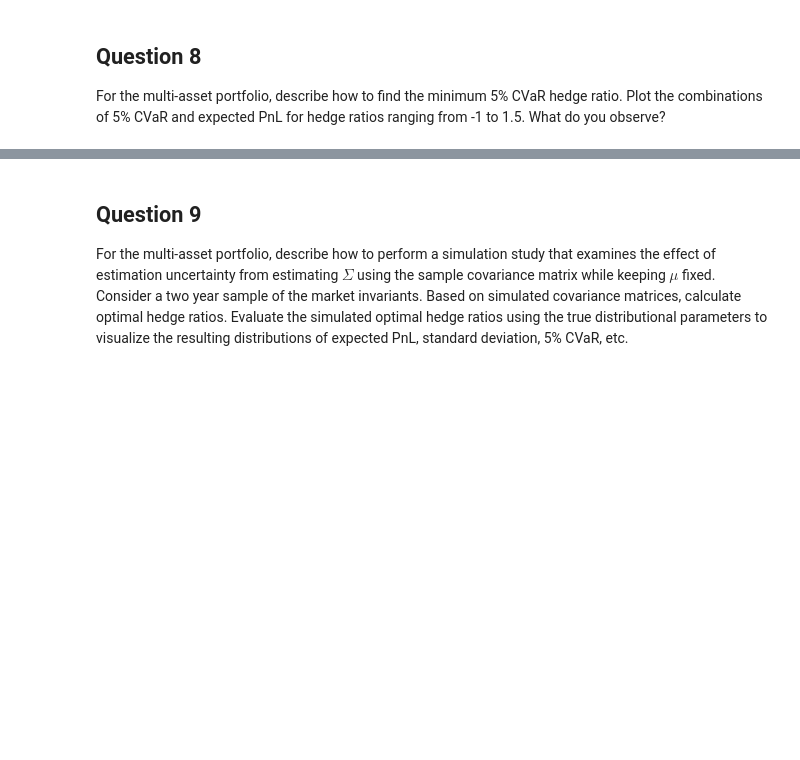
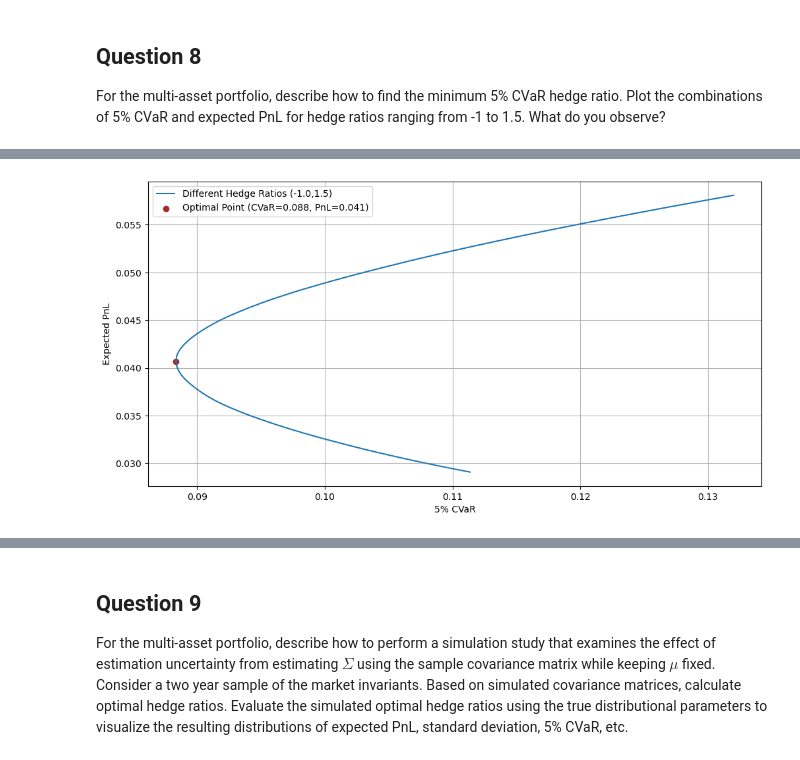
Before and after one commit to tbearlarsen/PyExam, a Jupyter notebook: Exam.ipynb, the cells around one changed output, grey strips where cells are left out. Cells and saved outputs as stored; diff of their text form; code cells hidden in the pictures; blank space fills up the shorter version.

```diff
--- a/Exam.ipynb
+++ b/Exam.ipynb
@@ -632,3 +679,88 @@ Name: 1/FX t1, dtype: float64
 # %% [markdown]
 ## Question 8
 For the multi-asset portfolio, describe how to find the minimum 5% CVaR hedge ratio. Plot the combinations of 5% CVaR and expected PnL for hedge ratios ranging from -1 to 1.5. What do you observe?
+# %%
+E_pnl1 = E_pnl1.flatten()
+
+def calculate_cvar(w: np.ndarray, returns: np.ndarray, beta: float = 0.95):
+    # portfolio returns
+    port_returns = returns @ w
+
+    # percentile
+    perc = np.percentile(port_returns, (1 - beta) * 100)
+
+    # average in tail
+    avg_tail = np.mean(port_returns[port_returns <= perc])
+
+    return -avg_tail
+
+#Define inputs:
+num_simulations=10000
+np.random.seed(42)
+
+#Simulate portfolio returns:
+sim_pnl_ret = np.random.multivariate_normal(E_pnl1, cov_pnl1, num_simulations)
+
+#Defining the objective function for optimization (minimise 5% CVaR):
+def objective(hedge_ratio):
+    h1=hedge_ratio*usd_exposure_C
+    h=np.concatenate((h1,h2_C))
+    return calculate_cvar(h, sim_pnl_ret, beta=0.95)
+
+#Optimizing the objective function:
+result=minimize(
+    fun=objective,
+    x0=[0],
+    bounds=[(-1, 1.5)],
+    method="SLSQP"
+)
+
+# Extract the optimal hedge ratio
+optimal_hedge_ratio = result.x[0]
+optimal_h1 = optimal_hedge_ratio * usd_exposure_C
+print(f'Optimal Hedge Ratio for Minimum 5% CVaR: {optimal_h1:.3f}')
+
+# Combine the optimal hedge ratio h1 with h2 to create the full portfolio weights
+h_optimal = np.concatenate(([optimal_h1], h2_C))
+
+# Calculate portfolio returns using the optimal weights
+portfolio_returns = sim_pnl_ret @ h_optimal
+
+# Calculate 5% CVaR and expected PnL
+sorted_returns = np.sort(portfolio_returns)
+cvar_5_percent = -np.mean(sorted_returns[:int(0.05 * len(sorted_returns))])
+expected_pnl = np.mean(portfolio_returns)
+
+# Print results
+print(f'5% CVaR with Optimal Hedge Ratio: {cvar_5_percent:.3f}')
+print(f'Expected PnL with Optimal Hedge Ratio: {expected_pnl:.3f}')
+
+
+# Plot combinations of 5% CVaR and expected PnL for hedge ratios ranging from -1 to 1.5
+hedge_ratios = np.linspace(-1, 1.5, 100)
+cvar_values = []
+expected_pnls = []
+
+for hedge_ratio in hedge_ratios:
+    h1 = hedge_ratio * usd_exposure_C  # Convert hedge ratio to h1
+    h = np.concatenate(([h1], h2_C))
+    portfolio_returns = sim_pnl_ret @ h
+    sorted_returns = np.sort(portfolio_returns)
+    cvar = -np.mean(sorted_returns[:int(0.05 * len(sorted_returns))])
+    expected_return = np.mean(portfolio_returns)
+    cvar_values.append(cvar)
+    expected_pnls.append(expected_return)
+
+# Plot results
+plt.figure(figsize=(12, 6))
+plt.plot(cvar_values, expected_pnls, label="Different Hedge Ratios (-1.0,1.5)")
+plt.scatter(cvar_5_percent, expected_pnl, color='brown', label=f"Optimal Point (CVaR={cvar_5_percent:.3f}, PnL={expected_pnl:.3f})")
+
+plt.xlabel("5% CVaR")
+plt.ylabel("Expected PnL")
+plt.legend()
+plt.grid()
+plt.show()
+
+print(E_pnl1, cov_pnl1, fx0)
+# %% [output]
@@ -634,0 +770 @@ For the multi-asset portfolio, describe how to find the minimum 5% CVaR hedge ra
+[figure, added]
```
Also changed, not shown: parts of 17 cells of this notebook.
